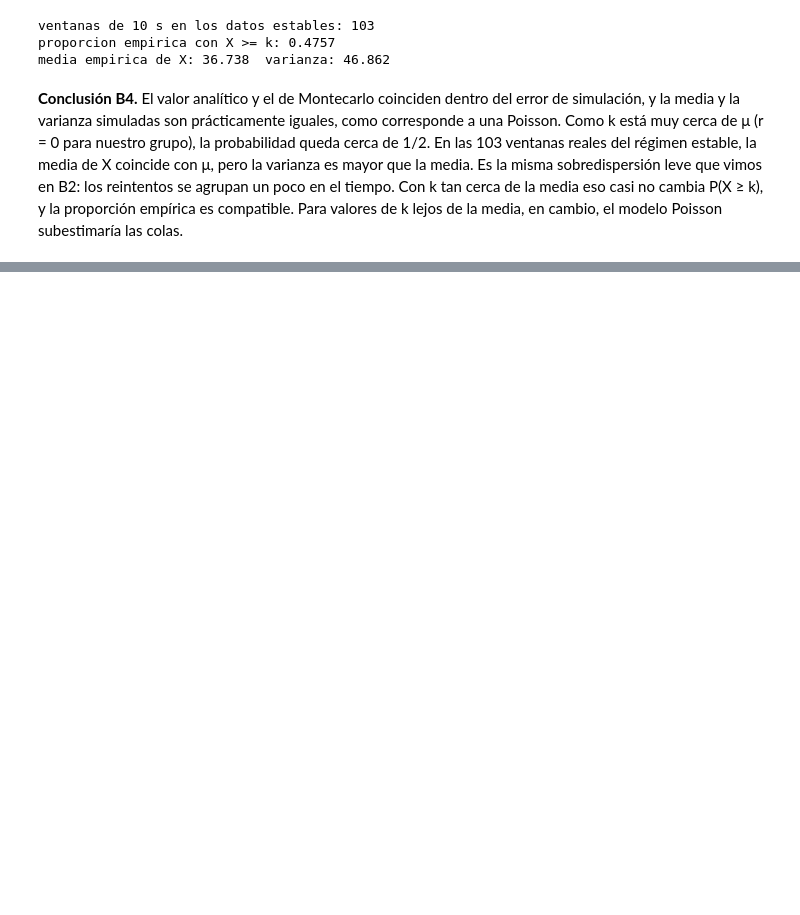
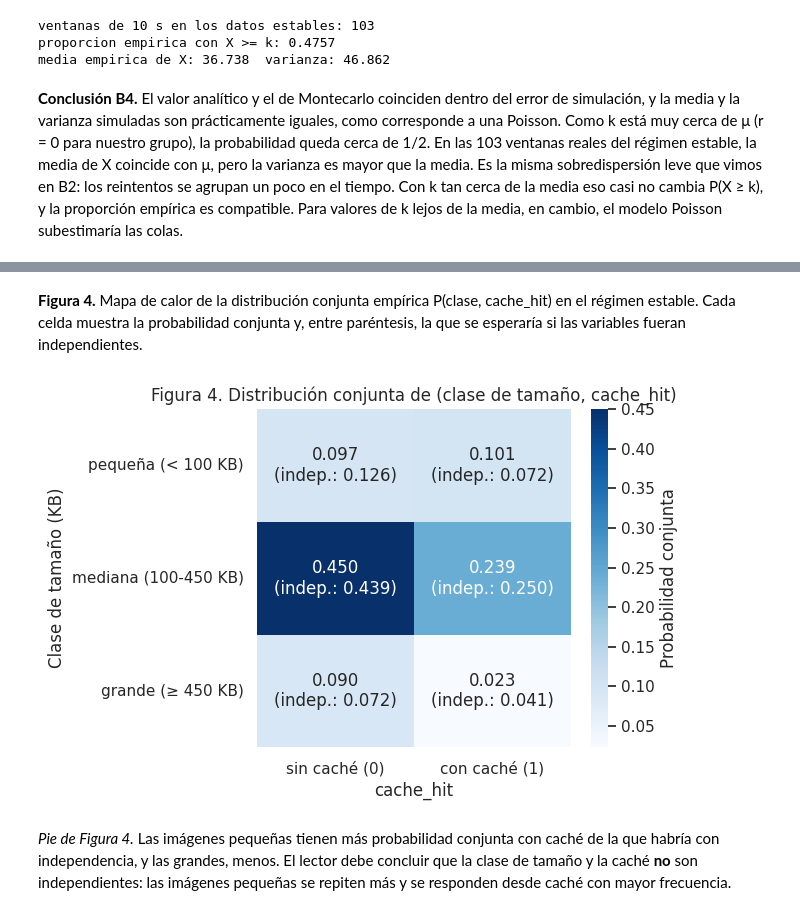
Before and after one commit to Sneider0810/projecto-cci, a Jupyter notebook: proyecto_final_CCI.ipynb, the cells around one changed output, grey strips where cells are left out. Cells and saved outputs as stored; diff of their text form; code cells hidden in the pictures; blank space fills up the shorter version.

```diff
--- a/proyecto_final_CCI.ipynb
+++ b/proyecto_final_CCI.ipynb
@@ -999,0 +1494,17 @@ media empirica de X: 36.738  varianza: 46.862
+# %%
+orden_clases = ["pequena", "mediana", "grande"]
+estable["clase"] = np.where(estable["tam_kb"] < t1, "pequena", np.where(estable["tam_kb"] < t2, "mediana", "grande"))
+tabla_conteos = pd.crosstab(estable["clase"], estable["cache_hit"]).loc[orden_clases]
+conjunta = tabla_conteos / tabla_conteos.values.sum()  # P(clase, cache)
+marginal_clase = conjunta.sum(axis=1)
+marginal_cache = conjunta.sum(axis=0)
+print("conteos:")
+print(tabla_conteos)
+print("\nconjunta P(clase, cache_hit):")
+print(conjunta.round(4))
+print("\nmarginal de clase:", marginal_clase.round(4).to_dict())
+print("marginal de cache_hit:", marginal_cache.round(4).to_dict())
+print("\nP(cache_hit | clase):")
+print((tabla_conteos.div(tabla_conteos.sum(axis=1), axis=0)).round(4))
+print("\nP(clase | cache_hit):")
+print((tabla_conteos / tabla_conteos.sum(axis=0)).round(4))
@@ -999,0 +1564,21 @@ media empirica de X: 36.738  varianza: 46.862
+# %% [markdown]
+**Figura 4.** Mapa de calor de la distribución conjunta empírica P(clase, cache_hit) en el régimen estable. Cada celda muestra la probabilidad conjunta y, entre paréntesis, la que se esperaría si las variables fueran independientes.
+# %%
+etiquetas = conjunta.copy().astype(str)
+producto = np.outer(marginal_clase, marginal_cache)
+for i in range(3):
+    for j in range(2):
+        etiquetas.iloc[i, j] = f"{conjunta.iloc[i, j]:.3f}\n(indep.: {producto[i, j]:.3f})"
+fig, eje = plt.subplots(figsize=(6.5, 4.5))
+sns.heatmap(conjunta, annot=etiquetas.values, fmt="", cmap="Blues", cbar_kws={"label": "Probabilidad conjunta"}, ax=eje)
+eje.set_xticklabels(["sin caché (0)", "con caché (1)"])
+eje.set_yticklabels([f"pequeña (< {t1} KB)", f"mediana ({t1}-{t2} KB)", f"grande (≥ {t2} KB)"], rotation=0)
+eje.set_xlabel("cache_hit")
+eje.set_ylabel("Clase de tamaño (KB)")
+eje.set_title("Figura 4. Distribución conjunta de (clase de tamaño, cache_hit)")
+plt.tight_layout()
+plt.show()
+# %% [output]
+[figure, added]
+# %% [markdown]
+*Pie de Figura 4.* Las imágenes pequeñas tienen más probabilidad conjunta con caché de la que habría con independencia, y las grandes, menos. El lector debe concluir que la clase de tamaño y la caché **no** son independientes: las imágenes pequeñas se repiten más y se responden desde caché con mayor frecuencia.
```
Also changed, not shown: parts of 152 cells of this notebook.
